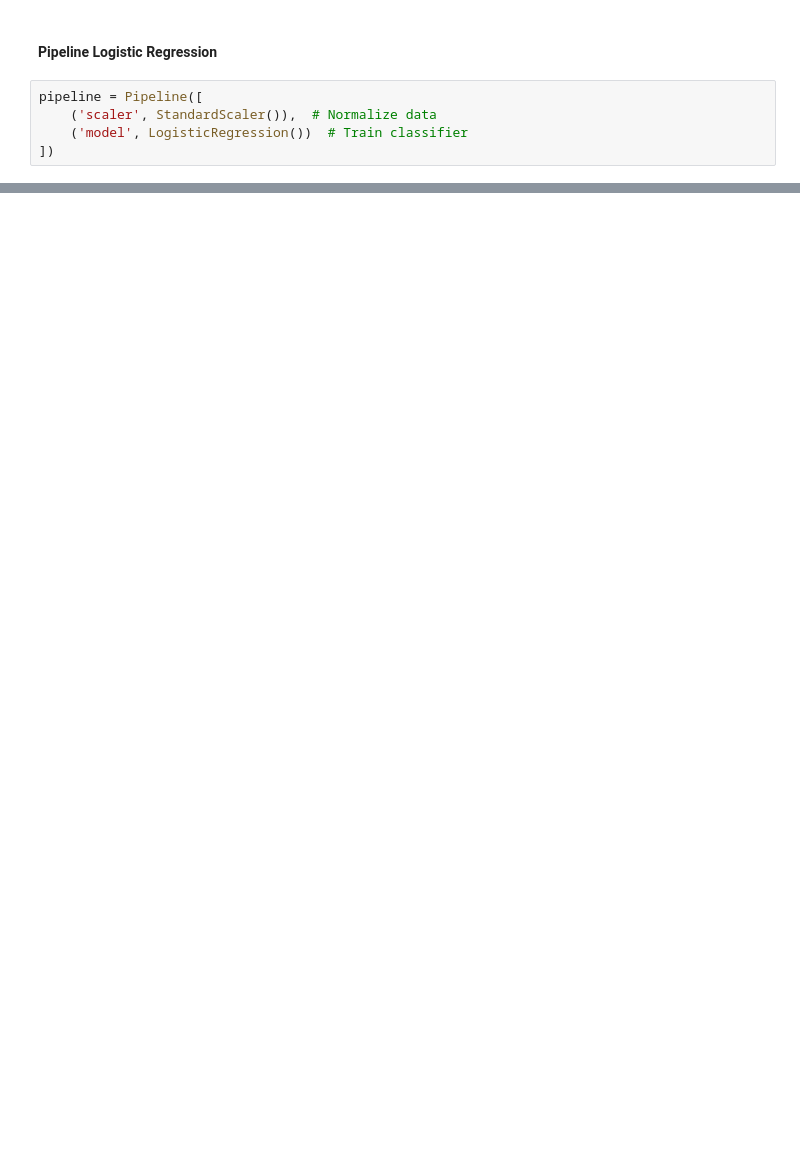
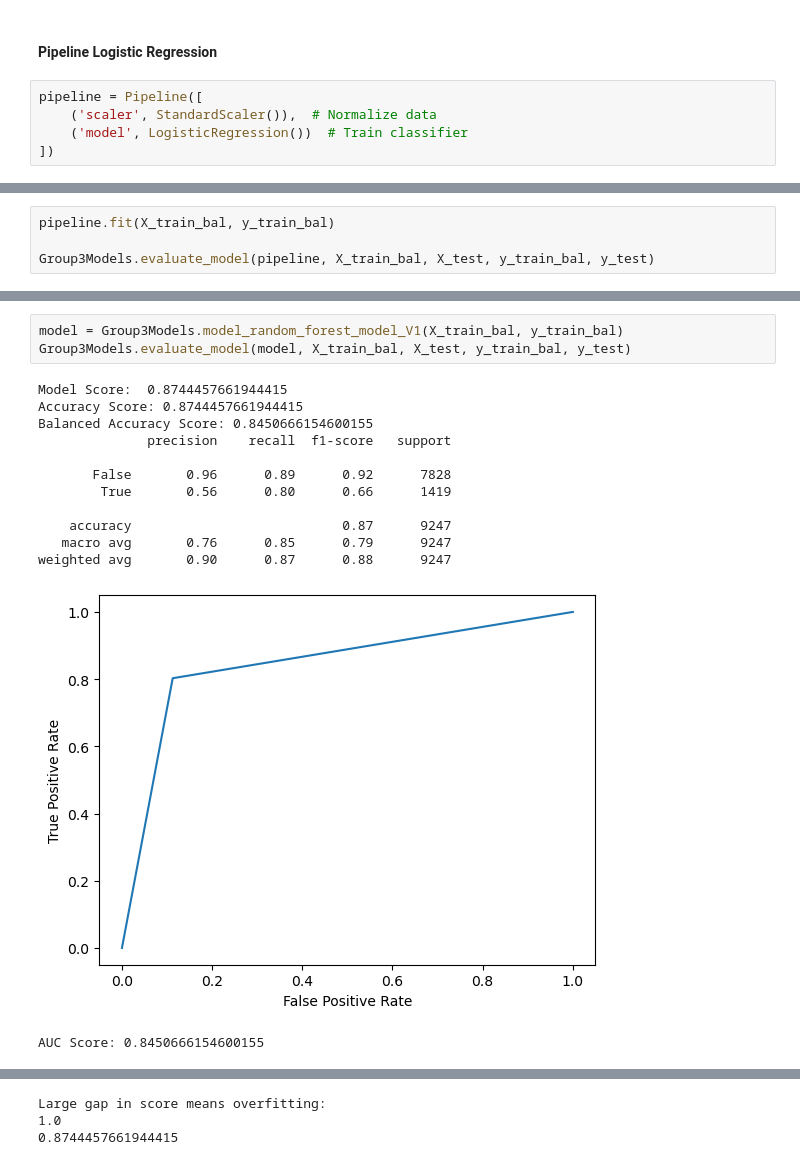
Before and after one commit to DaxKelson/aibootcampGroup3Project2, a Jupyter notebook: Project2.ipynb, the cells around one changed output, grey strips where cells are left out. Cells and saved outputs as stored; diff of their text form; blank space fills up the shorter version.

```diff
--- a/Project2.ipynb
+++ b/Project2.ipynb
@@ -218,0 +405,4 @@ print("Test Accuracy test:", pipeline.score(X_test, y_test))
+# %%
+pipeline.fit(X_train_bal, y_train_bal)
+
+Group3Models.evaluate_model(pipeline, X_train_bal, X_test, y_train_bal, y_test)
@@ -218,0 +463,17 @@ print("Test Accuracy test:", pipeline.score(X_test, y_test))
+# %%
+model = Group3Models.model_random_forest_model_V1(X_train_bal, y_train_bal)
+Group3Models.evaluate_model(model, X_train_bal, X_test, y_train_bal, y_test)
+# %% [output]
+Model Score:  0.8744457661944415
+Accuracy Score: 0.8744457661944415
+Balanced Accuracy Score: 0.8450666154600155
+              precision    recall  f1-score   support
+
+       False       0.96      0.89      0.92      7828
+        True       0.56      0.80      0.66      1419
+
+    accuracy                           0.87      9247
+   macro avg       0.76      0.85      0.79      9247
+weighted avg       0.90      0.87      0.88      9247
+[figure, added]
+AUC Score: 0.8450666154600155
@@ -218,0 +481,3 @@ print("Test Accuracy test:", pipeline.score(X_test, y_test))
+Large gap in score means overfitting:
+1.0
+0.8744457661944415
```
Also changed, not shown: parts of 21 cells of this notebook, 11 other files.
